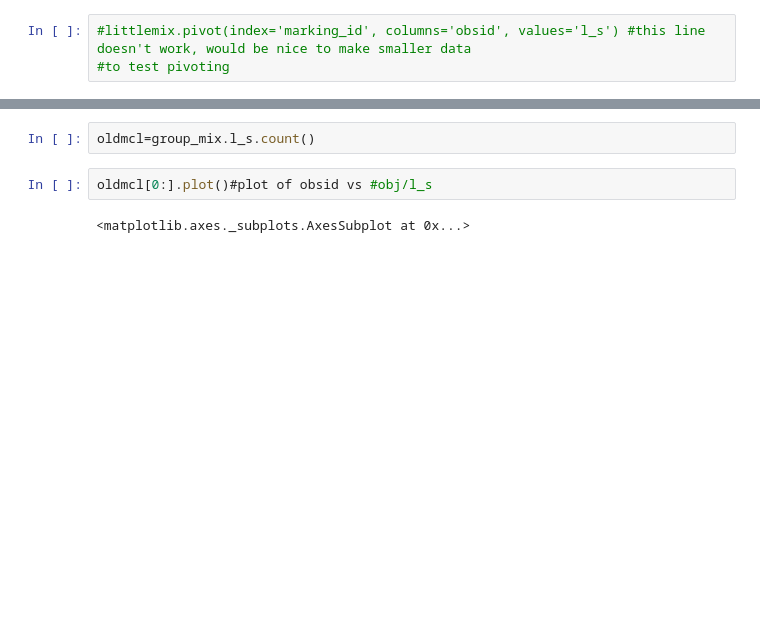
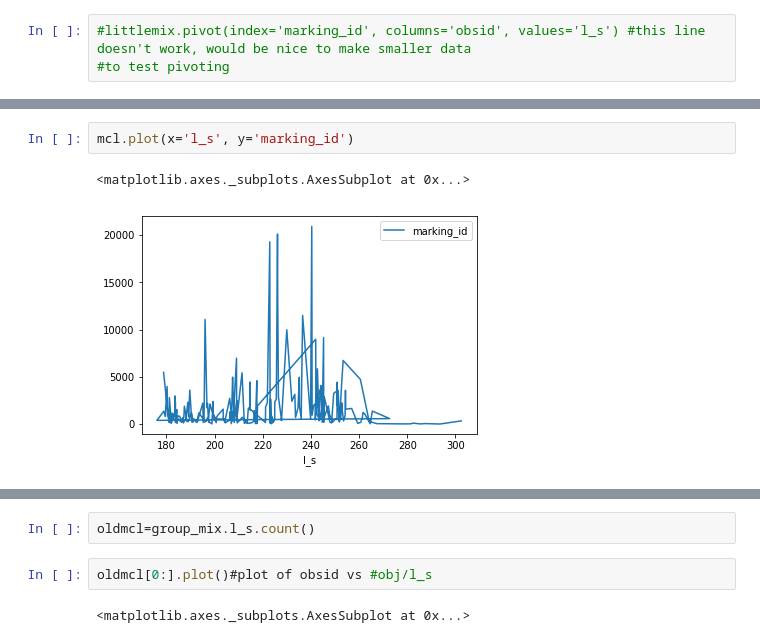
Before and after one commit to zalfalah/Honors, a Jupyter notebook: task 2 incomplete pt 2.ipynb, the cells around one changed output, grey strips where cells are left out. Saved outputs shown, nothing was run; the diff lists cells and outputs as text; blank space fills up the shorter version.

```diff
--- a/task 2 incomplete pt 2.ipynb
+++ b/task 2 incomplete pt 2.ipynb
@@ -160,0 +299,5 @@ ESP_011296_0975
+# %%
+mcl.plot(x='l_s', y='marking_id')
+# %% [output]
+<matplotlib.axes._subplots.AxesSubplot at 0x...>
+[figure, added]
```
Also changed, not shown: parts of 54 cells of this notebook, 1 other file.
